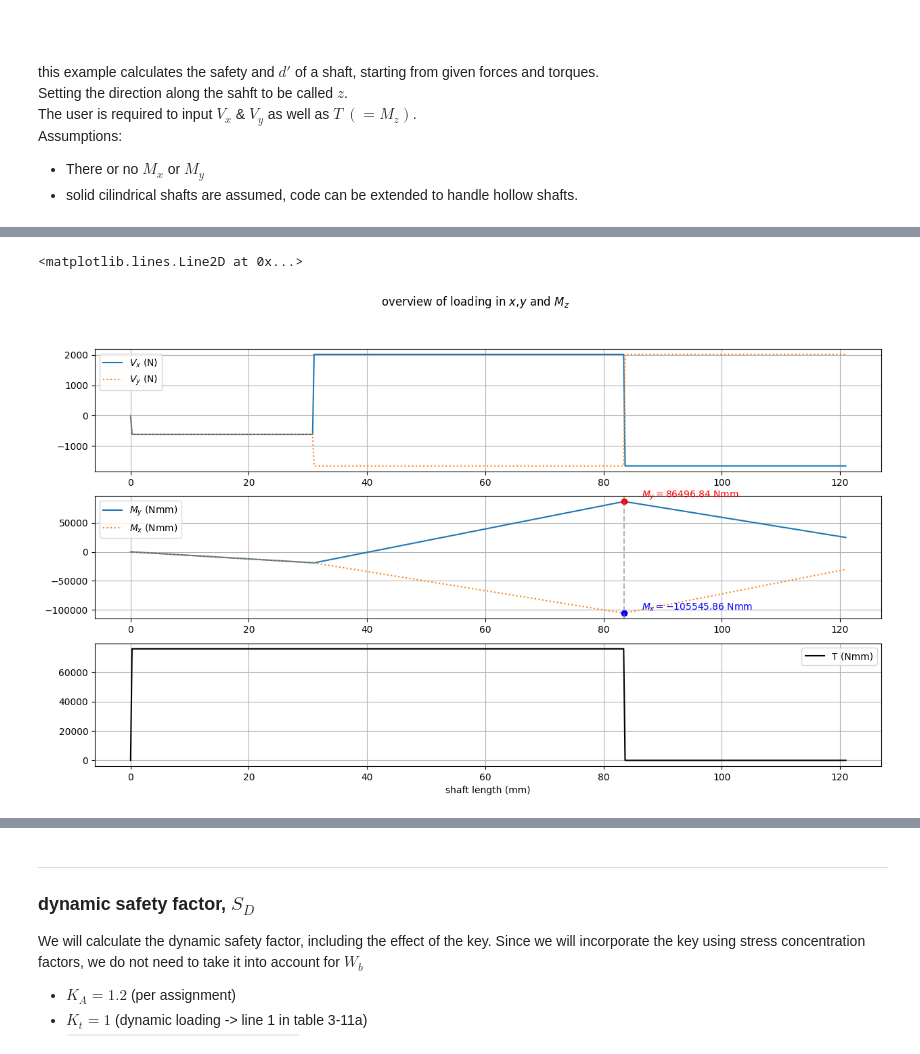
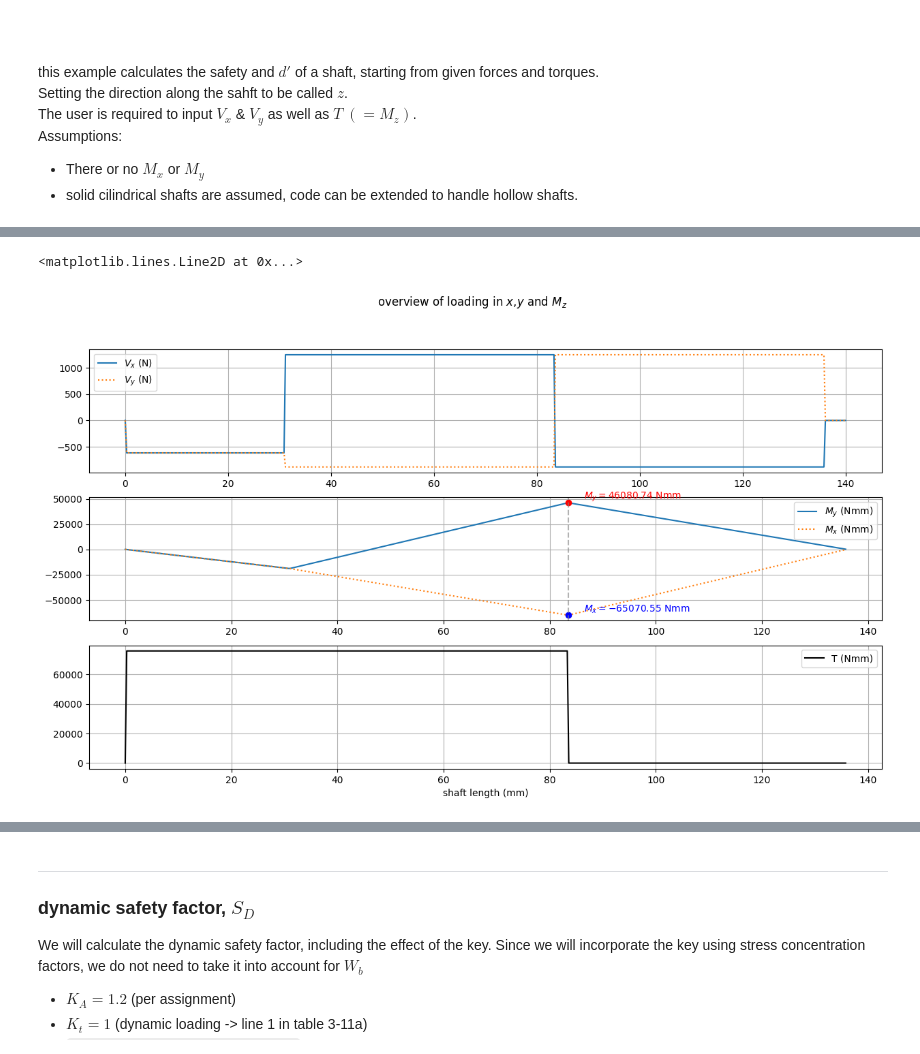
Before and after one commit to Angela-NG/machine-design, a Jupyter notebook: ShaftCalculation_General.ipynb, the cells around one changed output, grey strips where cells are left out. Drawn from its saved outputs; the diff is of its cells as text; code cells hidden in the pictures; some formulas as TeX source.

```diff
--- a/ShaftCalculation_General.ipynb
+++ b/ShaftCalculation_General.ipynb
@@ -30,8 +30,8 @@ S.K_A = 1
 z = sp.Symbol('z')     # creating a symbol to express the length direction of the shaft
 
 # starting with an example load
-V_x = sp.Piecewise((0*N_,z<=0*mm_),(-613.7*N_,z<=31*mm_),(2013.2*N_,z<=83.5*mm_),(-1650.8*N_,z<=136*mm_),(0*N_,z>136*mm_)) * S.K_A
-V_y = sp.Piecewise((0*N_,z<=0*mm_),(-613.7*N_,z<=31*mm_),(-1650.7*N_,z<=83.5*mm_),(2013.3*N_,z<=136*mm_),(0*N_,z>136*mm_)) * S.K_A
+V_x = sp.Piecewise((0*N_,z<=0*mm_),(-613.7*N_,z<=31*mm_),(1241.9*N_,z<=83.5*mm_),(-879.6*N_,z<=136*mm_),(0*N_,z>136*mm_)) * S.K_A
+V_y = sp.Piecewise((0*N_,z<=0*mm_),(-613.7*N_,z<=31*mm_),(-879.6*N_,z<=83.5*mm_),(1241.9*N_,z<=136*mm_),(0*N_,z>136*mm_)) * S.K_A
 temp = sp.integrate(V_x,z)
 M_y = sp.Piecewise(*temp.args[:-1])    #removing NaN part that is generated by the sp.integrate section
 temp = sp.integrate(V_y,z)
@@ -69,7 +69,7 @@ $\displaystyle T = \begin{cases} 0 & \text{for}\: z \leq 0 \\75760.0 N_{} mm_{}
 # %%
 ## V,M,T graph
 # step 0, create list of values for the x axis of the figure (in this case called z_val)
-z_val = np.linspace(0,121,500)  # the max of the length of the shaft, 500 points
+z_val = np.linspace(0,140,500)  # the max of the length of the shaft, 500 points
 # step 1A, substitute with known values
 V_x1 = HM.substitute(V_x,S,K_A = K_A_initial)
 V_y1 = HM.substitute(V_y,S,K_A = K_A_initial)
@@ -94,34 +94,34 @@ for a in ax1:
     a.legend()
     a.grid()
 ax1[2].set_xlabel('shaft length (mm)')
 fig1.suptitle(f'overview of loading in $x$,$y$ and $M_z$')
 t=0
 
 
 
 # step 3: 在 z=71 mm 处标注 M_y 和 M_x 的值
 z_target = 83.5
 
 # 找到最接近 71 mm 的索引
 idx = np.argmin(np.abs(z_val - z_target))
 
 # 对应的值
 My_val = y_M_y[idx]
 Mx_val = y_M_x[idx]
 
 # 在图上标注（ax1[1] 是弯矩图）
 ax1[1].plot(z_target, My_val, 'ro')  # 红点
 ax1[1].plot(z_target, Mx_val, 'bo')  # 蓝点
 
 # 添加文字标注
 ax1[1].text(z_target + 3, My_val, f'$M_y={My_val:.2f}$ Nmm', color='r', va='bottom')
 ax1[1].text(z_target + 3, Mx_val, f'$M_x={Mx_val:.2f}$ Nmm', color='b', va='bottom')
 
 # 也可以添加垂线帮助对齐
 ax1[1].axvline(x=z_target, color='gray', linestyle='--', alpha=0.6)
 # %% [output]
 <matplotlib.lines.Line2D at 0x...>
-[figure, old version]
+[figure, new version]
 # %%
 
 # some numbers, to be alterd according to use case
```
Also changed, not shown: parts of 8 cells of this notebook.
